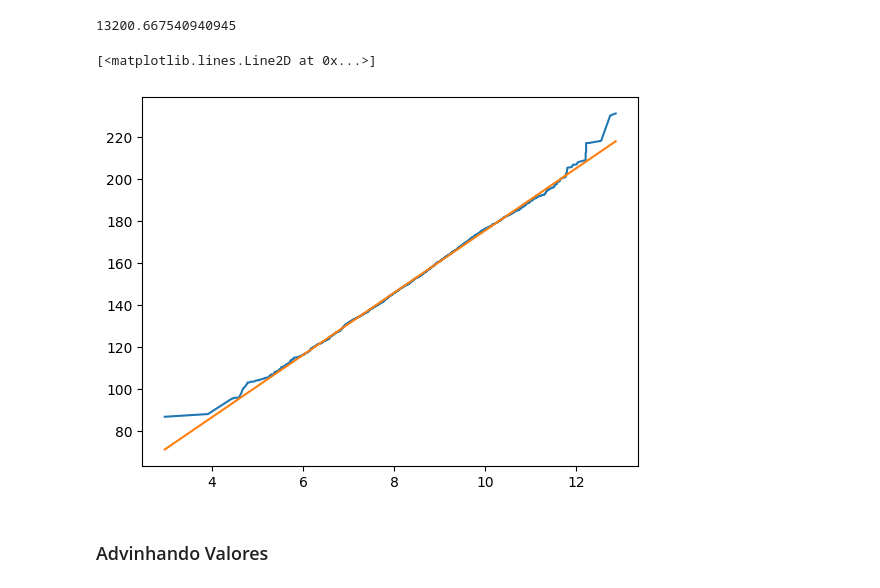
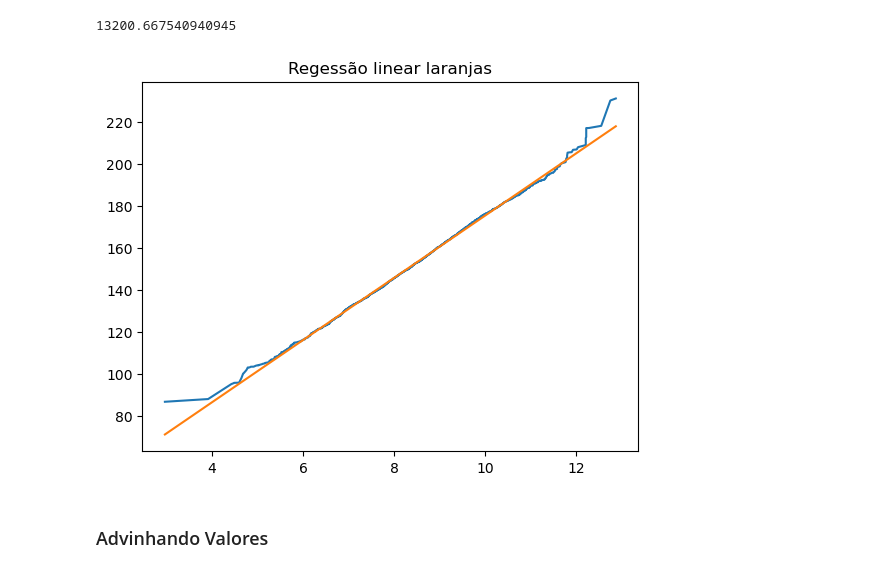
Before and after one commit to ogustavoalves/curso_numpy, a Jupyter notebook: Curso_Numpy.ipynb, the cells around one changed output. Cells and saved outputs as stored; diff of their text form; code cells hidden in the pictures.

```diff
--- a/Curso_Numpy.ipynb
+++ b/Curso_Numpy.ipynb
@@ -597,10 +622,10 @@ b2 = np.mean(Y2) - a2 * np.mean(X2)
 y2 = a2*X2+b2
 # %%
 plt.plot(diametros_laranja, peso_laranja)
-plt.plot(X2, y2)
+plt.plot(X2, y2);
+plt.title('Regessão linear laranjas');
 # %% [output]
-[<matplotlib.lines.Line2D at 0x...>]
-[figure, old version]
+[figure, new version]
 # %% [markdown]
 ### Advinhando Valores
 # %%
```
Also changed, not shown: parts of 31 cells of this notebook.
